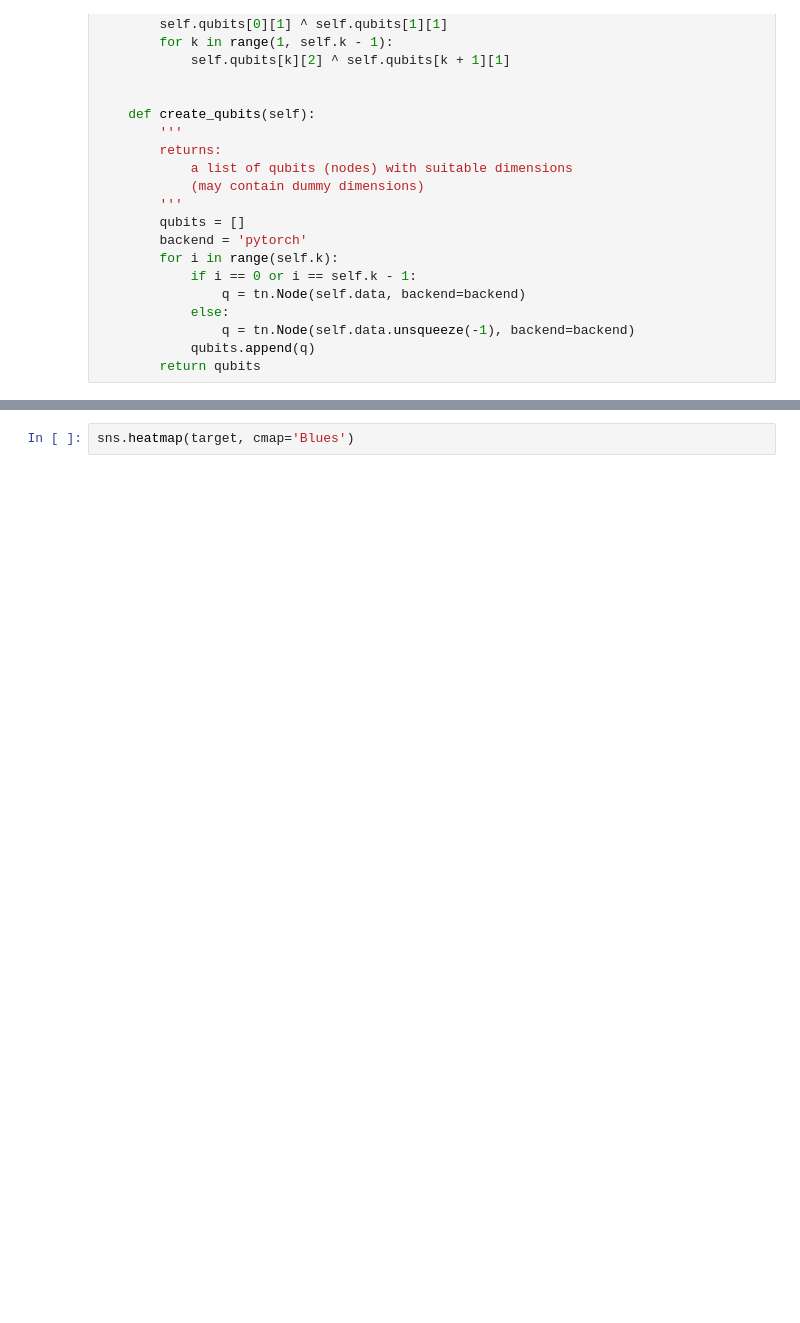
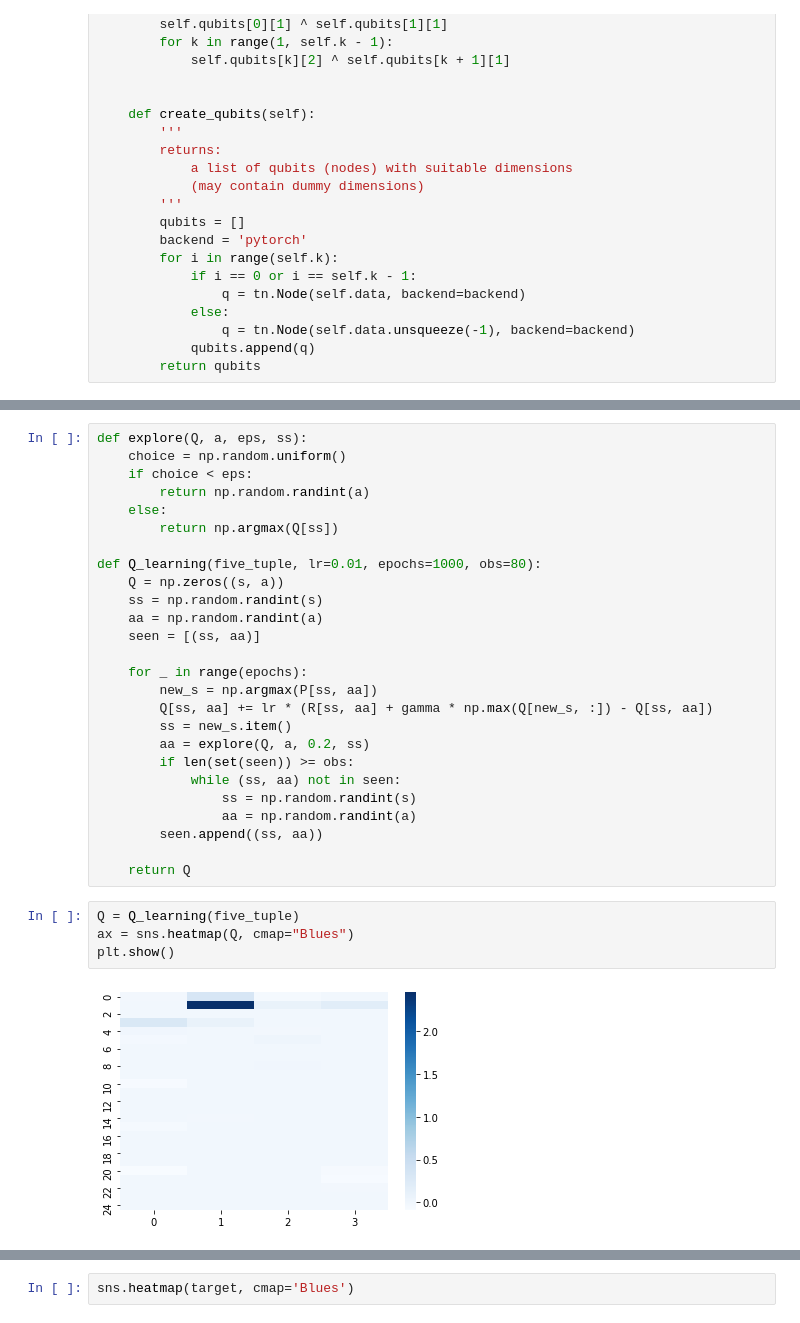
Before and after one commit to AI4Finance-Foundation/Quantum-Tensor-Networks-for-Variational-Reinforcement-Learning-NeurIPS-2020, a Jupyter notebook: qRL.ipynb, the cells around one changed output, grey strips where cells are left out. Cells and saved outputs as stored; diff of their text form; blank space fills up the shorter version.

```diff
--- a/qRL.ipynb
+++ b/qRL.ipynb
@@ -265,0 +316,32 @@ torch.Size([100, 100, 100])
+# %%
+def explore(Q, a, eps, ss):
+    choice = np.random.uniform()
+    if choice < eps:
+        return np.random.randint(a)
+    else:
+        return np.argmax(Q[ss])
+
+def Q_learning(five_tuple, lr=0.01, epochs=1000, obs=80):
+    Q = np.zeros((s, a))
+    ss = np.random.randint(s)
+    aa = np.random.randint(a)
+    seen = [(ss, aa)]
+
+    for _ in range(epochs):
+        new_s = np.argmax(P[ss, aa])
+        Q[ss, aa] += lr * (R[ss, aa] + gamma * np.max(Q[new_s, :]) - Q[ss, aa])
+        ss = new_s.item()
+        aa = explore(Q, a, 0.2, ss)
+        if len(set(seen)) >= obs:
+            while (ss, aa) not in seen:
+                ss = np.random.randint(s)
+                aa = np.random.randint(a)
+        seen.append((ss, aa))
+
+    return Q
+# %%
+Q = Q_learning(five_tuple)
+ax = sns.heatmap(Q, cmap="Blues")
+plt.show()
+# %% [output]
+[figure, added]
```
Also changed, not shown: parts of 25 cells of this notebook.
